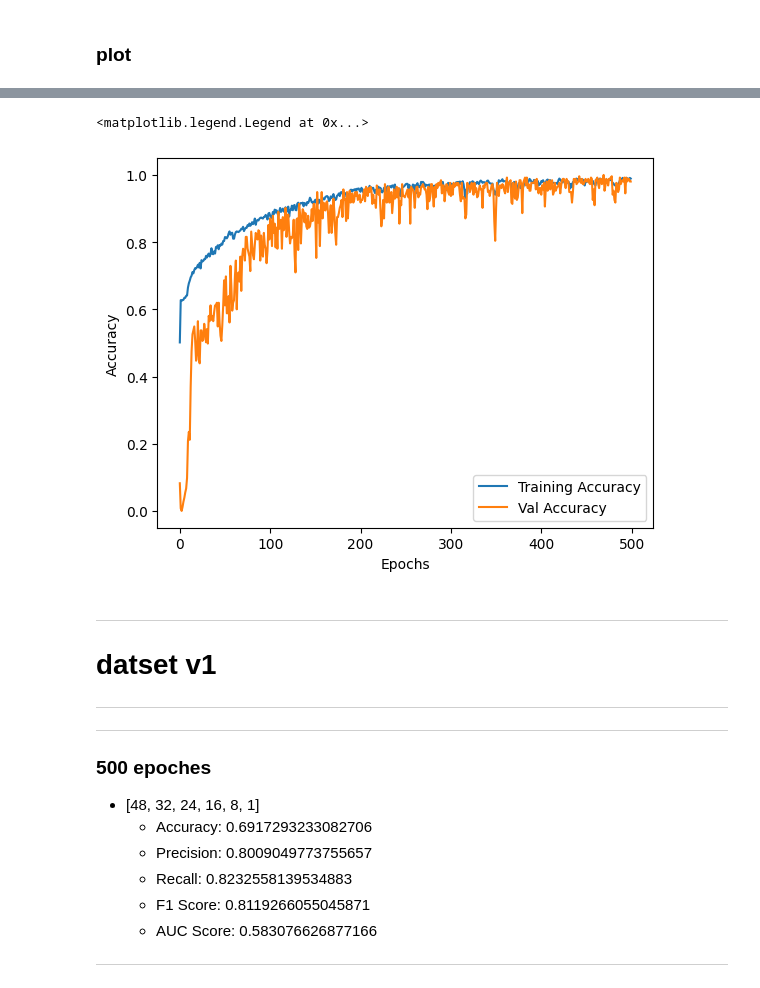
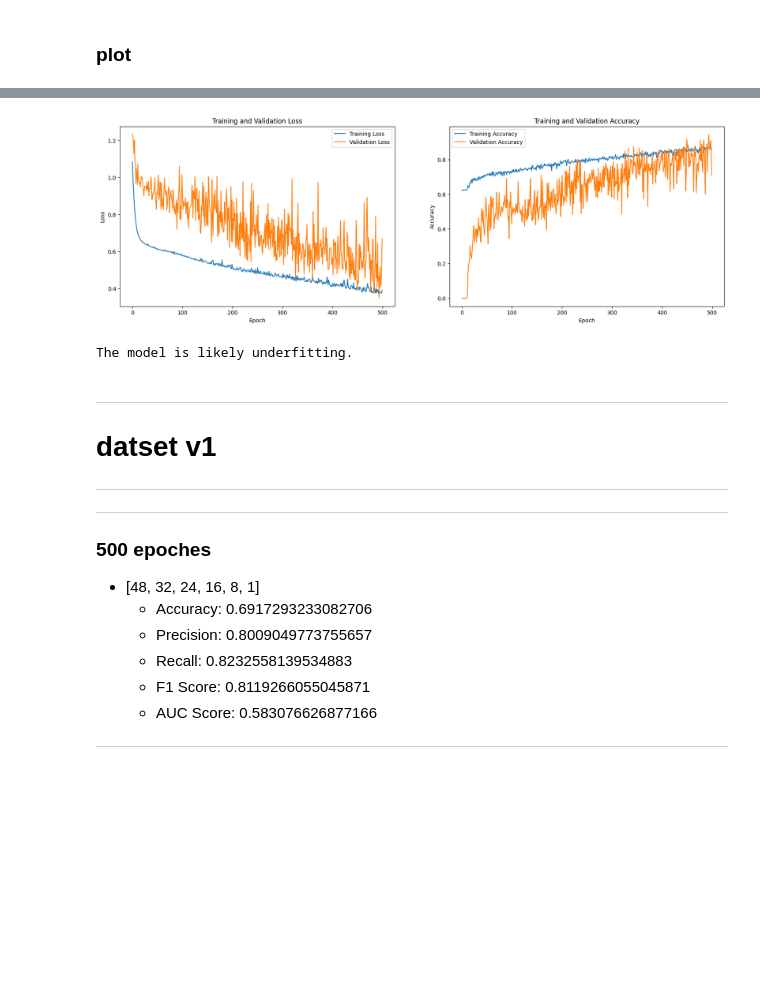
Before and after one commit to ChromaticPanic/CGC_Grain_Outcome_Predictions, a Jupyter notebook: src/Models/MLP2.ipynb, the cells around one changed output, grey strips where cells are left out. Drawn from its saved outputs; the diff is of its cells as text; code cells hidden in the pictures; blank space fills up the shorter version.

```diff
--- a/src/Models/MLP2.ipynb
+++ b/src/Models/MLP2.ipynb
@@ -77,12 +86,15 @@ layers_node = [32, 16, 32, 16, 8, 1]
 
 for i in range(len(layers_node)):
     if i == 0:
-        model.add(Dense(layers_node[i], activation='relu', input_dim=X_train.shape[1]))
+        model.add(Dense(layers_node[i], activation='relu', kernel_regularizer=l1_l2(0.01) ,input_dim=X_train.shape[1])) #, kernel_regularizer=l2(0.01)
     elif(i == len(layers_node) - 1):
-        model.add(Dense(layers_node[i], activation='sigmoid'))
+        model.add(Dense(layers_node[i], kernel_regularizer=l1_l2(0.01), activation='sigmoid')) # , kernel_regularizer=l2(0.01)
+    # elif(i%2 == 0):
+    #     model.add(Dropout(0.2))
     else:
         model.add(Dense(layers_node[i], activation='relu'))
 
+
 model.compile(optimizer='adam', loss='binary_crossentropy', metrics=['accuracy'])
 # %%
 model.summary()
@@ -190,9 +184,0 @@ plt.legend()
-# %%
-plt.plot(history.history["accuracy"], label="Training Accuracy")
-plt.plot(history.history["val_accuracy"], label="Val Accuracy")
-plt.xlabel("Epochs")
-plt.ylabel("Accuracy")
-plt.legend()
-# %% [output]
-<matplotlib.legend.Legend at 0x...>
-[figure, removed]
@@ -199,3 +234,8 @@ plt.legend()
+# %%
+evaluate_model(history)
+# %% [output]
+[figure, added]
+The model is likely underfitting.
 # %% [markdown]
 ---
 # datset v1
```
Also changed, not shown: parts of 11 cells of this notebook.
